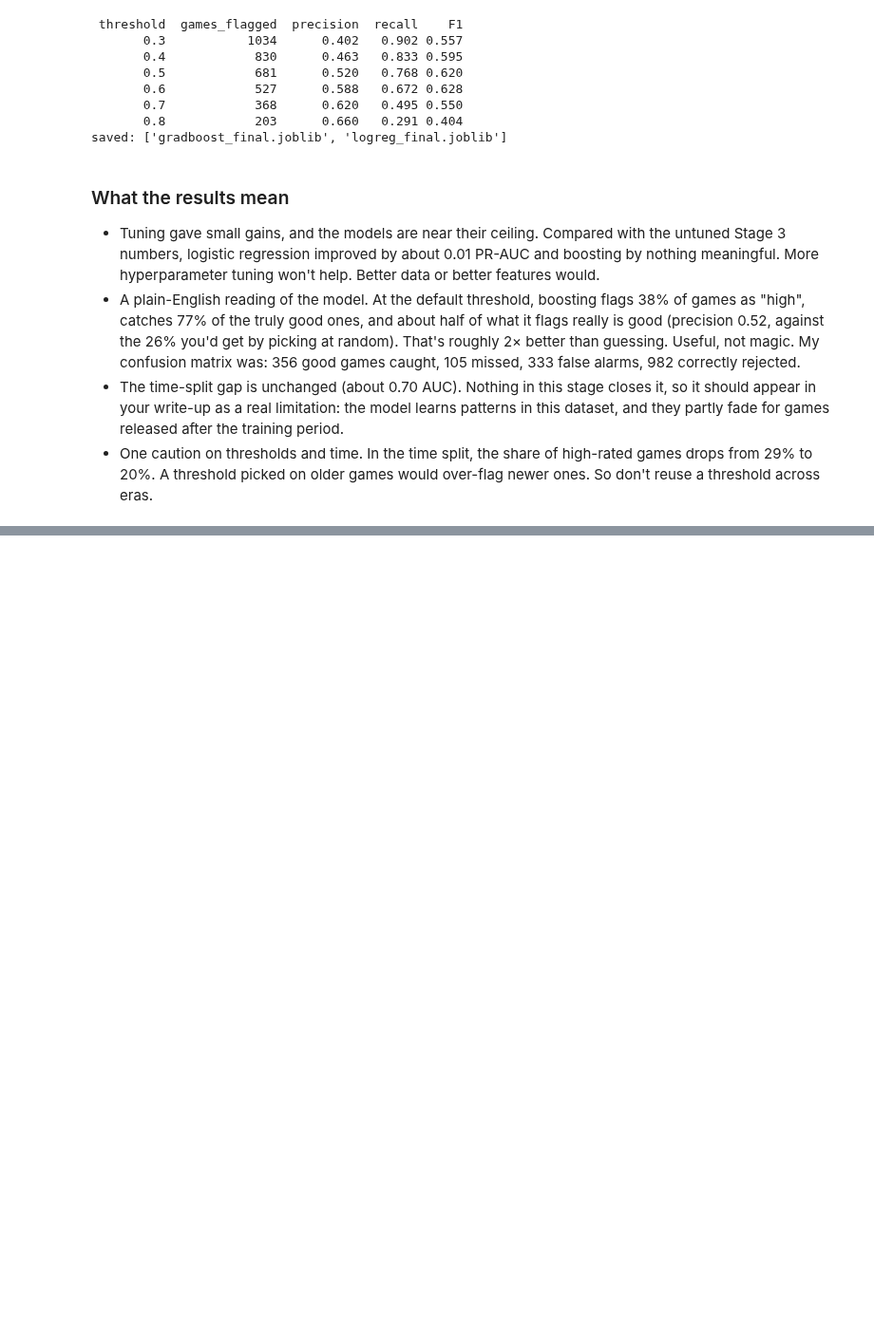
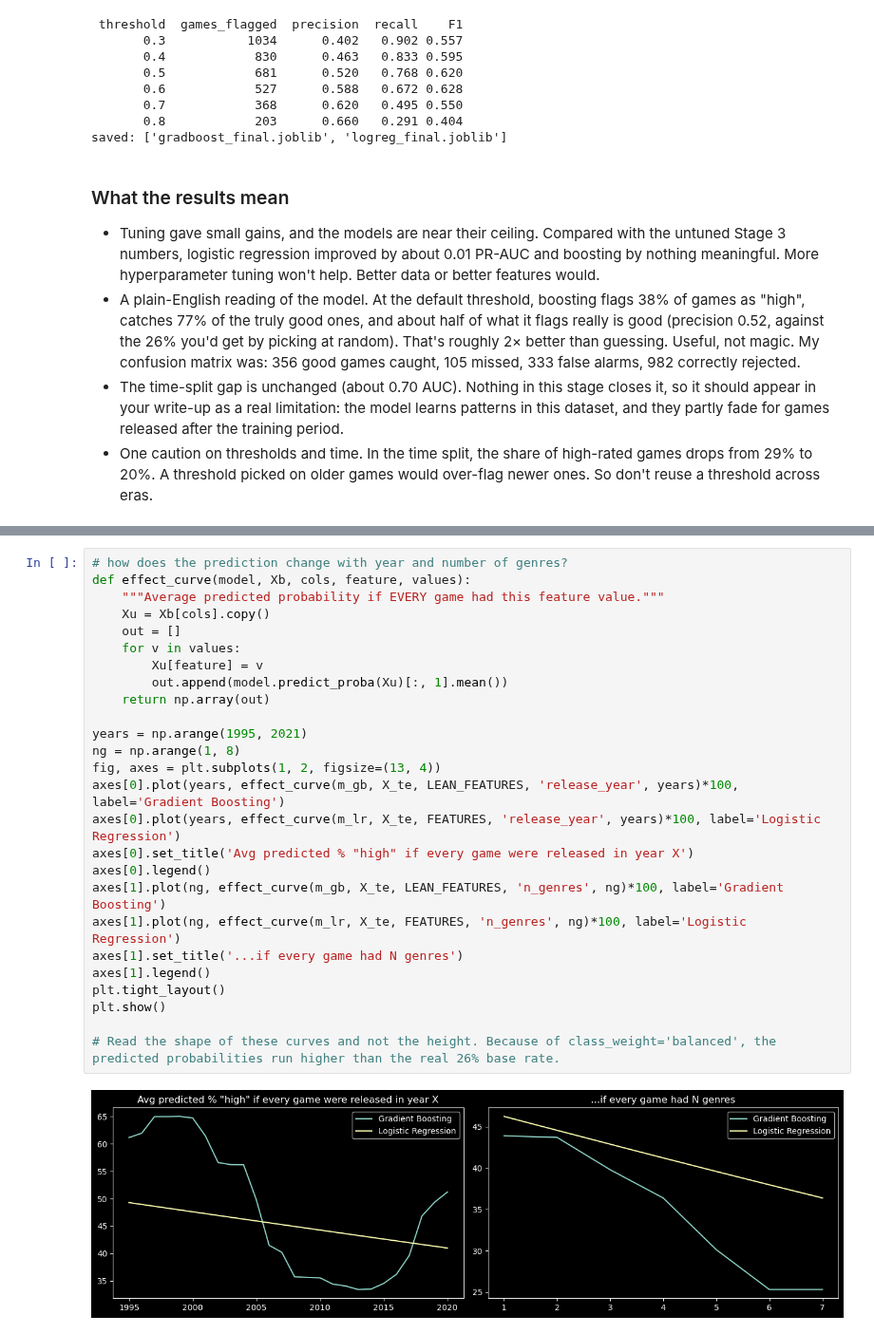
Before and after one commit to anushka-rodrigo/Gamified_ML, a Jupyter notebook: notebook/gamifiedML.ipynb, the cells around one changed output, grey strips where cells are left out. Shown at 95% size. Saved outputs shown, nothing was run; the diff lists cells and outputs as text; blank space fills up the shorter version.

```diff
--- a/notebook/gamifiedML.ipynb
+++ b/notebook/gamifiedML.ipynb
@@ -979,0 +1082,28 @@ saved: ['gradboost_final.joblib', 'logreg_final.joblib']
+# %%
+# how does the prediction change with year and number of genres?
+def effect_curve(model, Xb, cols, feature, values):
+    """Average predicted probability if EVERY game had this feature value."""
+    Xu = Xb[cols].copy()
+    out = []
+    for v in values:
+        Xu[feature] = v
+        out.append(model.predict_proba(Xu)[:, 1].mean())
+    return np.array(out)
+
+years = np.arange(1995, 2021)
+ng = np.arange(1, 8)
+fig, axes = plt.subplots(1, 2, figsize=(13, 4))
+axes[0].plot(years, effect_curve(m_gb, X_te, LEAN_FEATURES, 'release_year', years)*100, label='Gradient Boosting')
+axes[0].plot(years, effect_curve(m_lr, X_te, FEATURES, 'release_year', years)*100, label='Logistic Regression')
+axes[0].set_title('Avg predicted % "high" if every game were released in year X')
+axes[0].legend()
+axes[1].plot(ng, effect_curve(m_gb, X_te, LEAN_FEATURES, 'n_genres', ng)*100, label='Gradient Boosting')
+axes[1].plot(ng, effect_curve(m_lr, X_te, FEATURES, 'n_genres', ng)*100, label='Logistic Regression')
+axes[1].set_title('...if every game had N genres')
+axes[1].legend()
+plt.tight_layout()
+plt.show()
+
+# Read the shape of these curves and not the height. Because of class_weight='balanced', the predicted probabilities run higher than the real 26% base rate.
+# %% [output]
+[figure, added]
```
Also changed, not shown: parts of 6 cells of this notebook.
